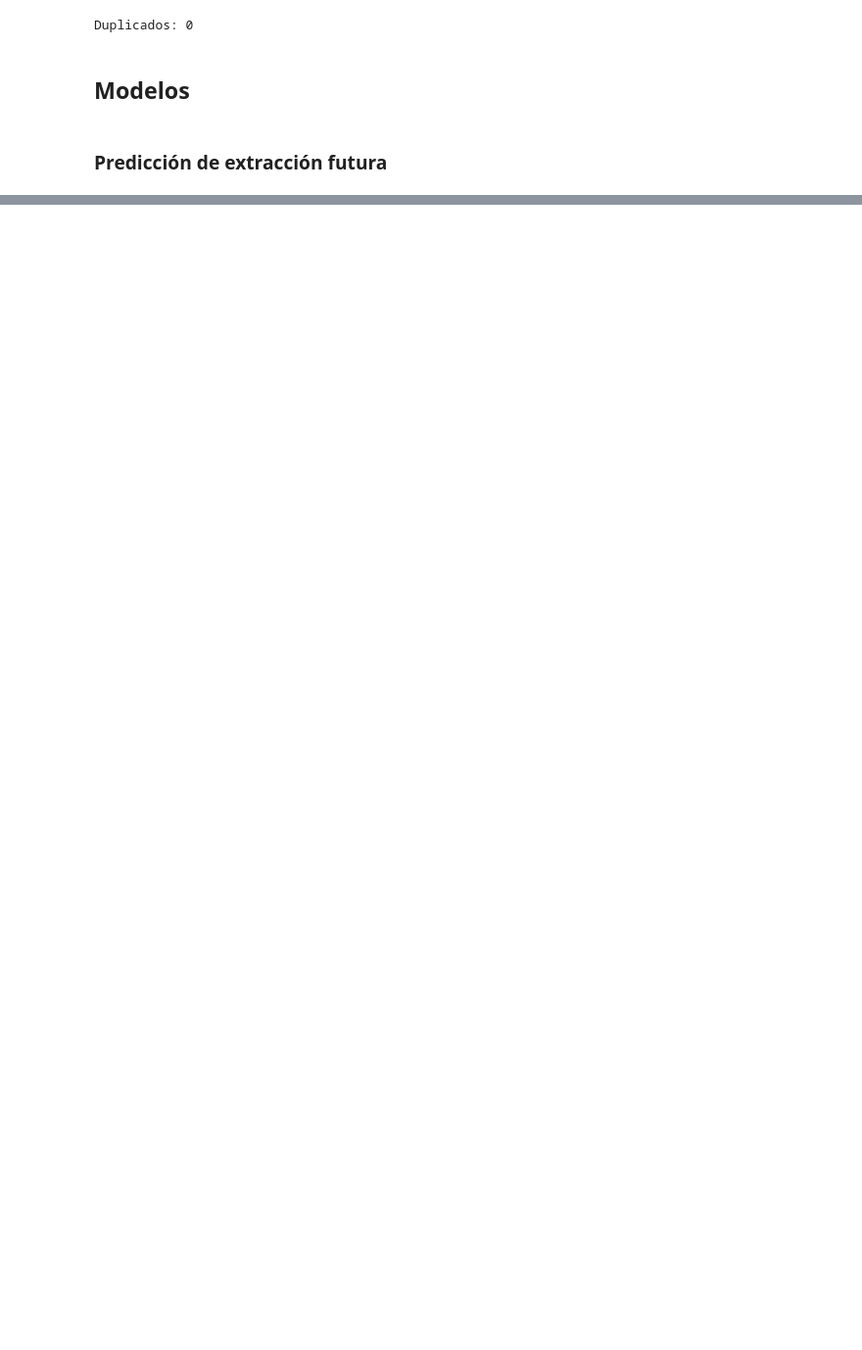
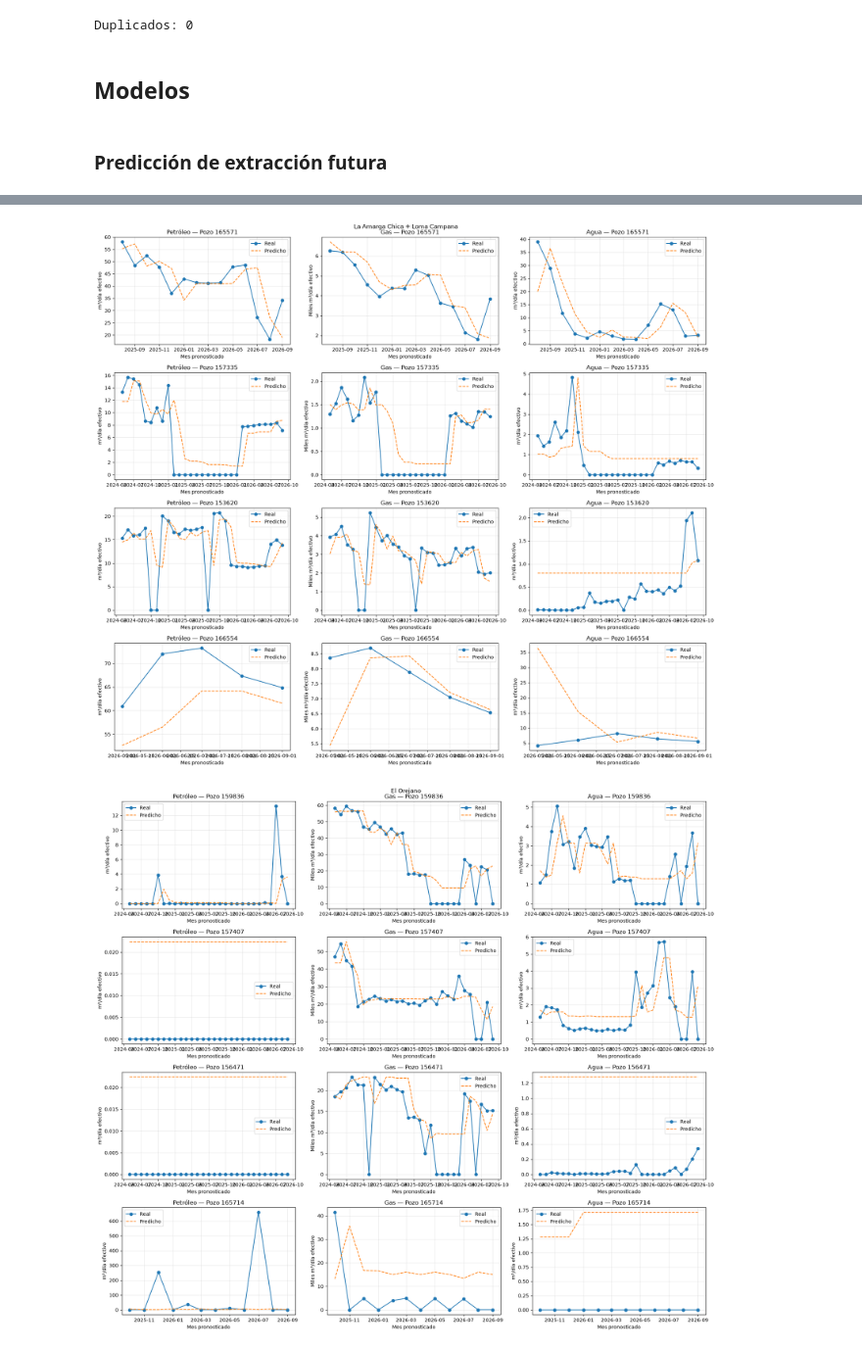
Before and after one commit to molijoaquin-DA/vaca-muerta-produccion, a Jupyter notebook: notebooks/02_modelos_supervisados.ipynb, the cells around one changed output, grey strips where cells are left out. Shown at 98% size. Cells and saved outputs as stored; diff of their text form; code cells hidden in the pictures; blank space fills up the shorter version.

```diff
--- a/notebooks/02_modelos_supervisados.ipynb
+++ b/notebooks/02_modelos_supervisados.ipynb
@@ -521,0 +348,36 @@ Para la extracción del gas el modelo naive supera al random tree, en el resto p
+# %%
+# Hasta cuatro pozos por grupo, con fechas del mes que se pronostica.
+numero_de_pozos = 4
+for grupo, datos in datos_grupos.items():
+    df_test = datos["datos_test"].copy()
+    predicciones = predicciones_test[grupo]
+    for i, fluido in enumerate(targets_futuros):
+        df_test[f"pred_{fluido}"] = predicciones[:, i]
+    conteos = df_test["idpozo"].value_counts()
+    candidatos = list(conteos[conteos >= 5].index)
+    seleccionados = random.Random(42).sample(candidatos, min(numero_de_pozos, len(candidatos)))
+    if not seleccionados:
+        print(f"{grupo}: no hay pozos con cinco meses de test para graficar.")
+        continue
+    fig, axes = plt.subplots(len(seleccionados), 3, figsize=(18, 4 * len(seleccionados)), squeeze=False)
+    for fila, pozo_id in enumerate(seleccionados):
+        pozo = df_test.loc[df_test["idpozo"].eq(pozo_id)].sort_values("fecha")
+        fecha_objetivo = pozo["fecha"] + pd.offsets.MonthBegin(1)
+        for col, (fluido, nombre, unidad) in enumerate(zip(
+            targets_futuros, ["Petróleo", "Gas", "Agua"],
+            ["m³/día efectivo", "Miles m³/día efectivo", "m³/día efectivo"]
+        )):
+            ax = axes[fila, col]
+            ax.plot(fecha_objetivo, pozo[f"{fluido}_lead_1"], marker='o', label='Real')
+            ax.plot(fecha_objetivo, pozo[f"pred_{fluido}"], linestyle='--', label='Predicho')
+            ax.set_title(f"{nombre} — Pozo {pozo_id}")
+            ax.set_ylabel(unidad)
+            ax.set_xlabel("Mes pronosticado")
+            ax.grid(alpha=0.3)
+            ax.legend()
+    fig.suptitle(grupo)
+    fig.tight_layout()
+    plt.show()
+# %% [output]
+[figure, added]
+[figure, added]
```
Also changed, not shown: parts of 18 cells of this notebook, 5 other files.
